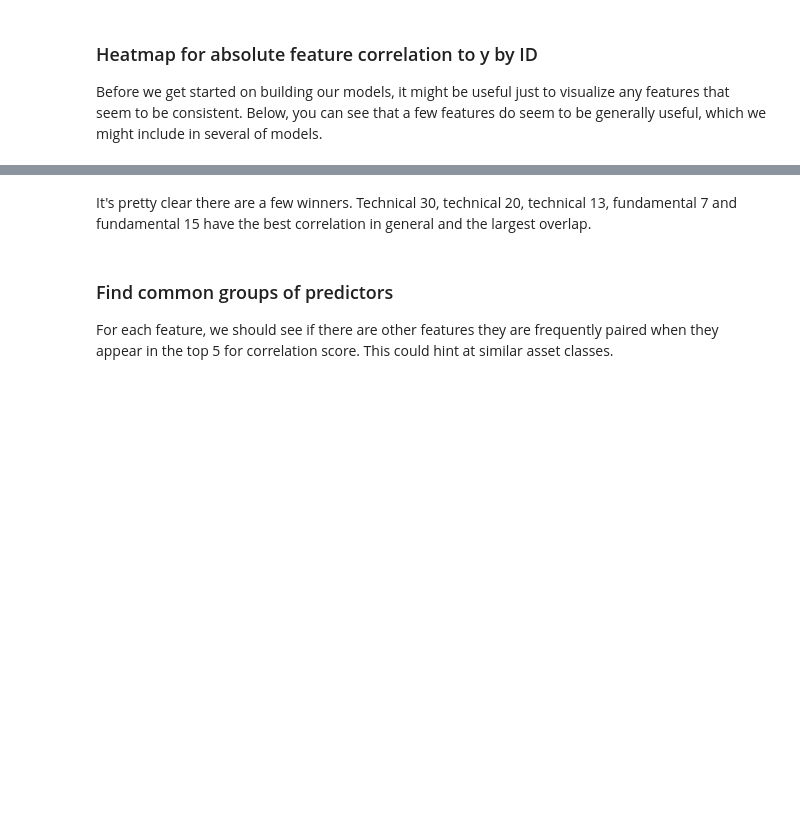
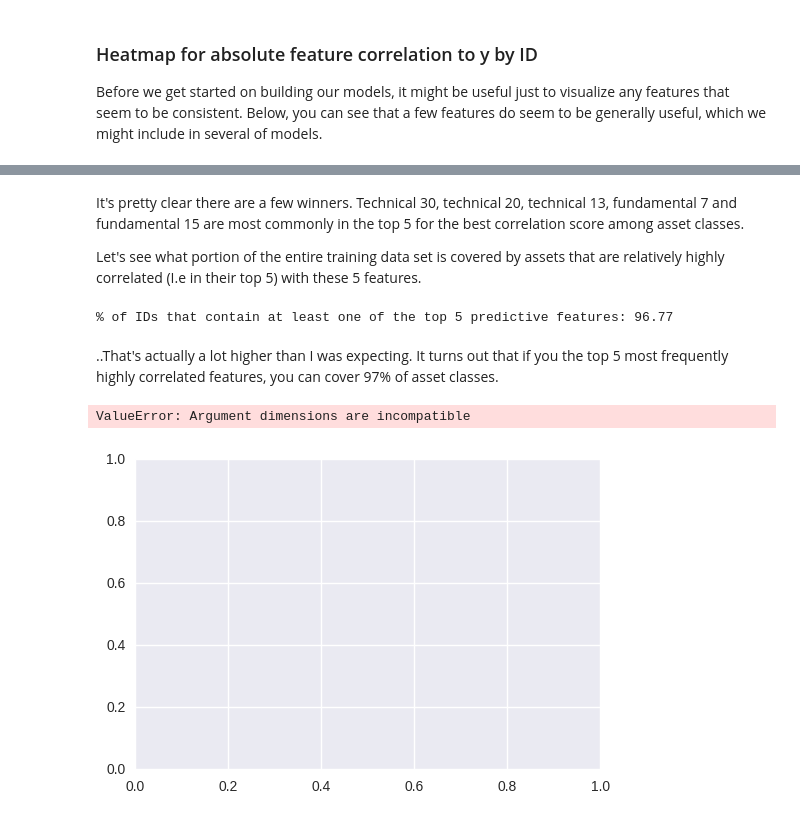
Before and after one commit to mattdeak/TwoSigma-Kaggle, a Jupyter notebook: TwoSigma Asset Grouping.ipynb, the cells around one changed output, grey strips where cells are left out. Saved outputs shown, nothing was run; the diff lists cells and outputs as text; code cells hidden in the pictures; blank space fills up the shorter version.

```diff
--- a/TwoSigma Asset Grouping.ipynb
+++ b/TwoSigma Asset Grouping.ipynb
@@ -63,6 +84,38 @@ Maximum possible value is: 1424
 # %% [markdown]
-It's pretty clear there are a few winners. Technical 30, technical 20, technical 13, fundamental 7 and fundamental 15 have the best correlation in general and the largest overlap.
+It's pretty clear there are a few winners. Technical 30, technical 20, technical 13, fundamental 7 and fundamental 15 are most commonly in the top 5 for the best correlation score among asset classes.
+
+Let's see what portion of the entire training data set is covered by assets that are relatively highly correlated (I.e in their top 5) with these 5 features.
-# %% [markdown]
-### Find common groups of predictors
-
-For each feature, we should see if there are other features they are frequently paired when they appear in the top 5 for correlation score. This could hint at similar asset classes.
+# %%
+asset_ids_found = []
+for asset_id in m.index.levels[0]:
+    for f in top_5_features:
+        if (m.loc[asset_id]['Features'] == f).any():
+            asset_ids_found.append(asset_id)
+# %%
+#Get the pct of correlated ids
+total_asset_classes = len(m.index.levels[0])
+correlated_ids_pct = float(len(asset_ids_found))/total_asset_classes
+
+print ("% of IDs that contain at least one of the top 5 predictive features: {:.2f}".format(correlated_ids_pct*100))
+
+#print ("% of Total Data (rows) that correspond to one of the found asset classed: {}".format())
+# %% [output]
+% of IDs that contain at least one of the top 5 predictive features: 96.77
+# %% [markdown]
+..That's actually a lot higher than I was expecting. It turns out that if you the top 5 most frequently highly correlated features, you can cover 97% of asset classes.
+# %%
+#Let's see what the cumulative % is after adding each feature
+labels = [1,2,3,4,5]
+##This will hold all the asset classes with respect to what feature they were contained in.
+cum_ids_found_at_level = [[],[],[],[],[]] ##Five positions
+for asset_id in m.index.levels[0]:
+    for i in range(len(top_5_features)):
+        if (m.loc[asset_id]['Features'] == top_5_features[i]).any():
+            cum_ids_found_at_level[i].append(asset_id)
+# %%
+cum_pcts_found_at_level = [float(len(x))/total_asset_classes for x in cum_ids_found_at_level]
+# %%
+plt.stackplot([1],cum_pcts_found_at_level)
+# %% [output]
+ValueError: Argument dimensions are incompatible
+[figure, added]
```
Also changed, not shown: parts of 20 cells of this notebook.
